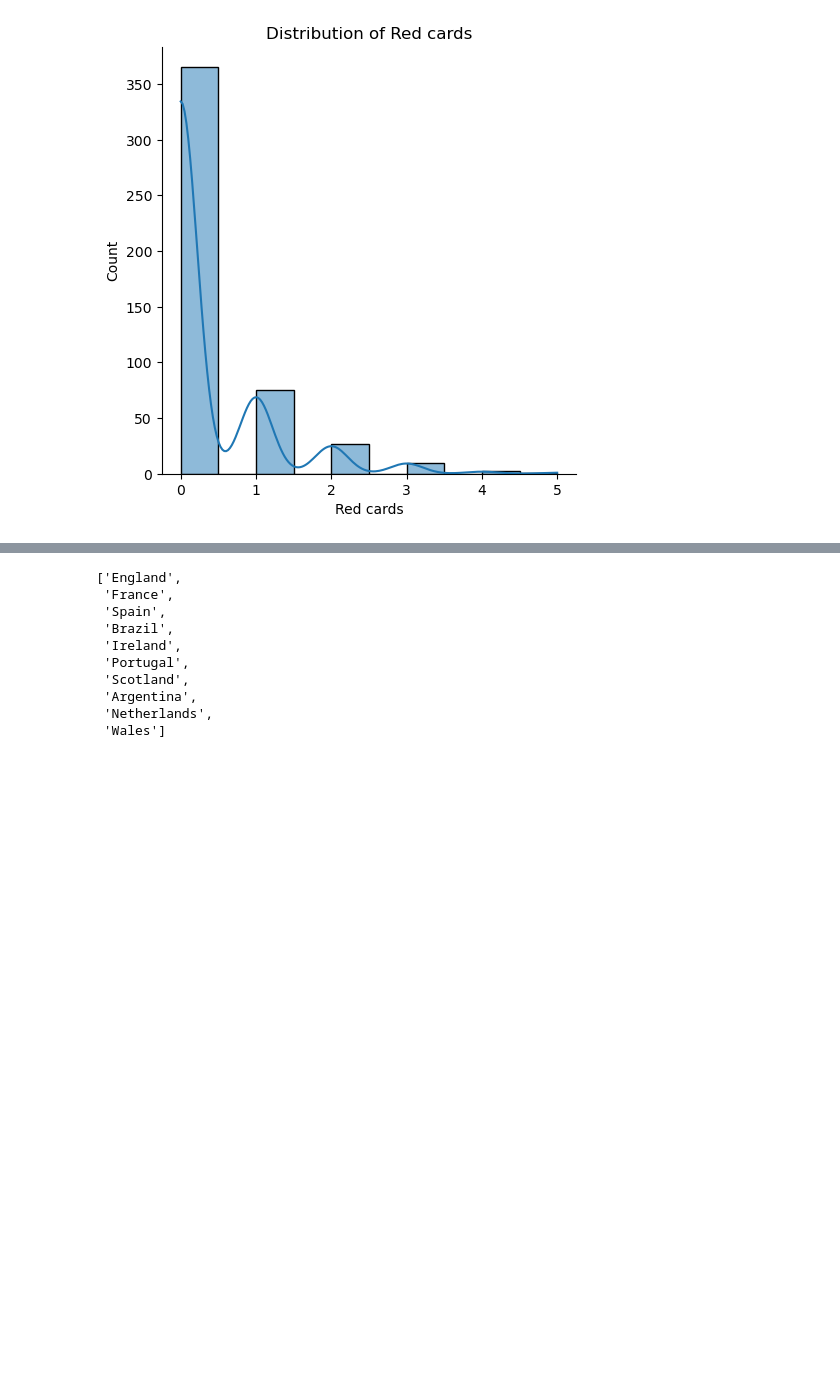
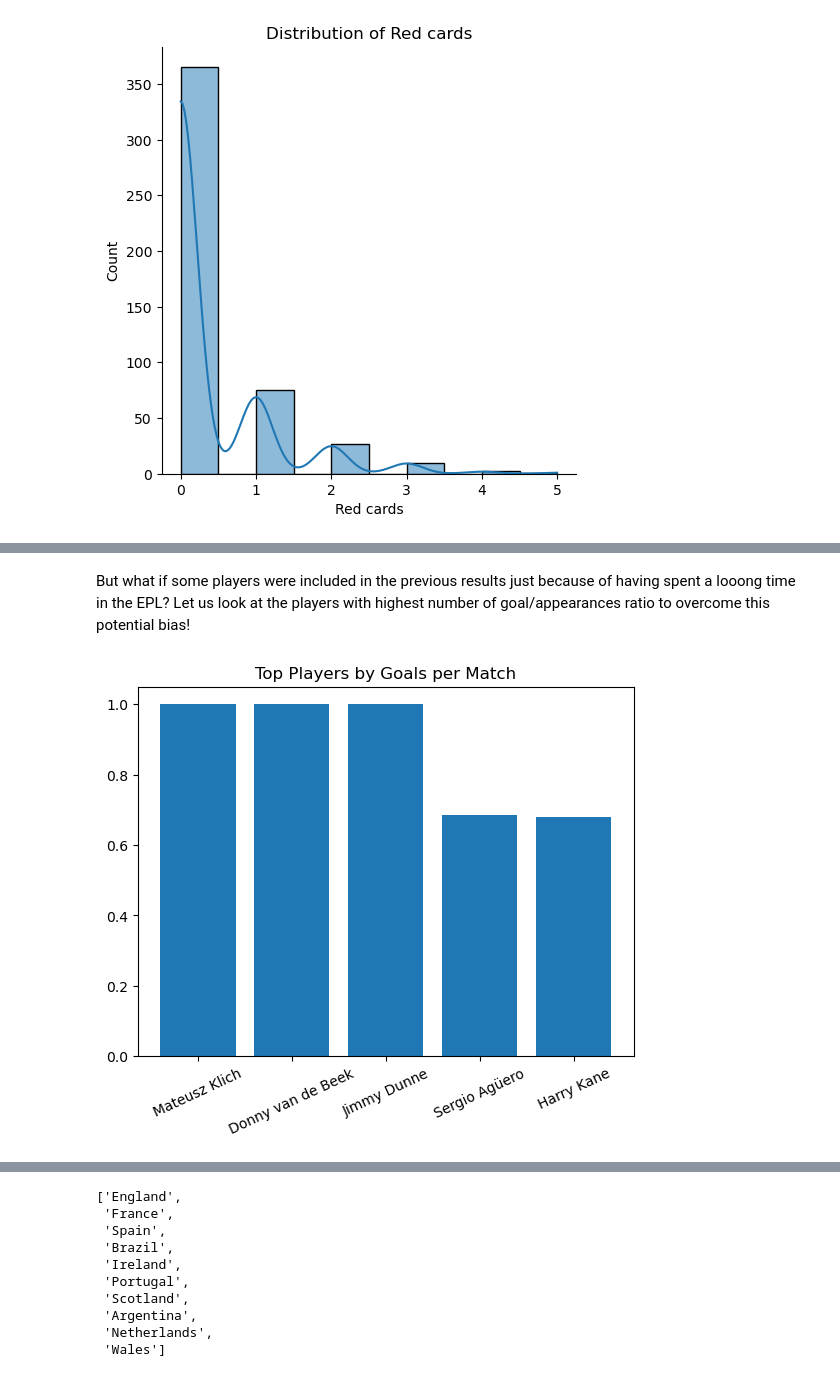
Before and after one commit to SonaBezirganyan/premier-league-stat-analysis, a Jupyter notebook: pl_stat_analysis.ipynb, the cells around one changed output, grey strips where cells are left out. Saved outputs shown, nothing was run; the diff lists cells and outputs as text; code cells hidden in the pictures; blank space fills up the shorter version.

```diff
--- a/pl_stat_analysis.ipynb
+++ b/pl_stat_analysis.ipynb
@@ -296,0 +318,13 @@ Goalkeepers with highest number of saves
+# %% [markdown]
+But what if some players were included in the previous results just because of having spent a looong time in the EPL? Let us look at the players with highest number of goal/appearances ratio to overcome this potential bias!
+# %%
+df['Goals per match'] = df['Goals'] / df['Appearances']
+df_sorted_goals_per_match = df.sort_values(by="Goals per match", ascending=False)
+
+fig, ax = plt.subplots()
+ax.bar(df_sorted_goals_per_match['Name'].head(), df_sorted_goals_per_match['Goals per match'].head())
+plt.xticks(rotation=25)
+plt.title("Top Players by Goals per Match")
+plt.show()
+# %% [output]
+[figure, added]
```
Also changed, not shown: parts of 53 cells of this notebook.
